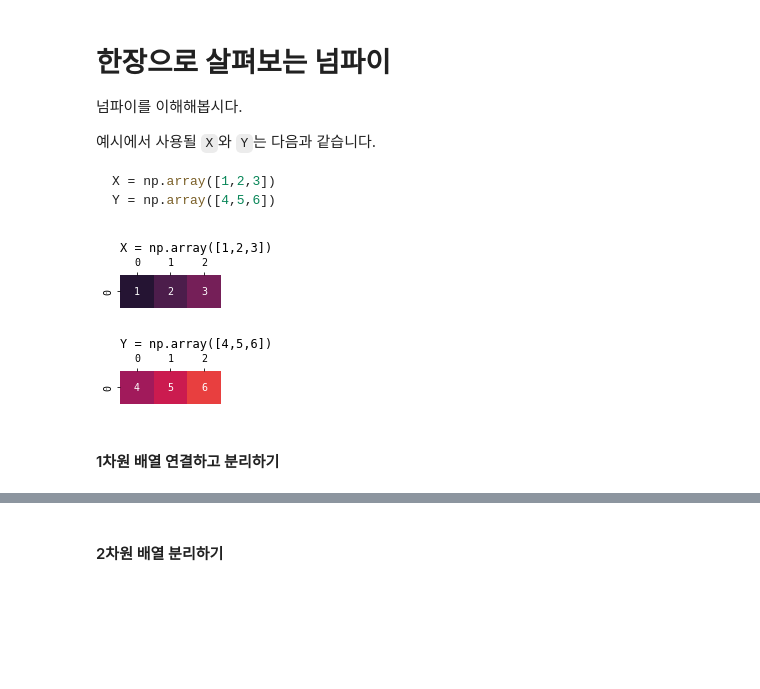
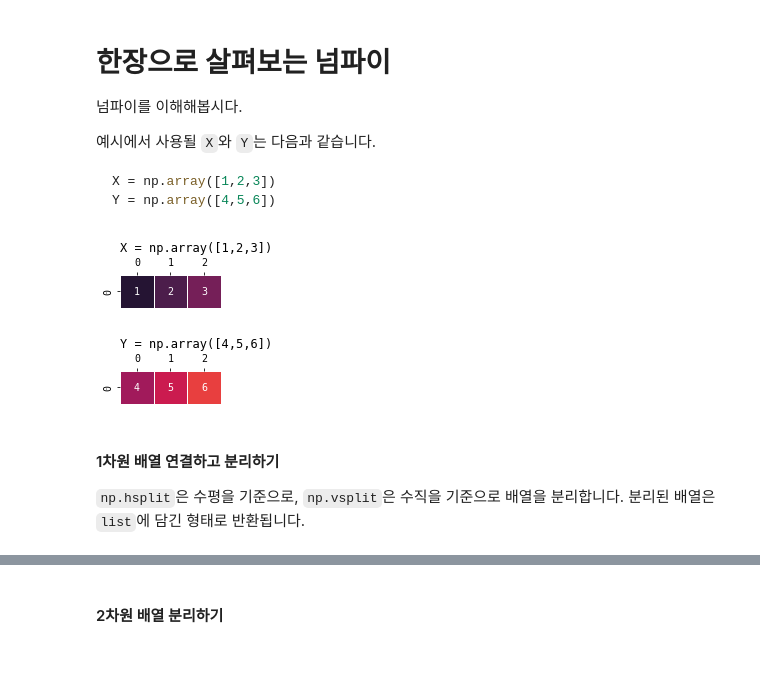
Before and after one commit to Pseudo-Lab/cheat-sheet, a Jupyter notebook: docs/assets/numpy.ipynb, the cells around one changed output, grey strips where cells are left out. Saved outputs shown, nothing was run; the diff lists cells and outputs as text; code cells hidden in the pictures; blank space fills up the shorter version.

```diff
--- a/docs/assets/numpy.ipynb
+++ b/docs/assets/numpy.ipynb
@@ -19,38 +19,43 @@ plt.rc("font", family="monospace")
 X = np.array([1,2,3])
 Y = np.array([4,5,6])
 
 def visualize(X, title, item_size=0.6, fmt="d"):
     if len(X.shape) == 1 :
         X = np.expand_dims(
             X, axis=0)
 
     ncols, nrows = X.shape
     fig, ax = plt.subplots(
         figsize=(
             nrows*item_size,
             ncols*item_size)
     )
     ax.xaxis.tick_top()
 
-    ax.set_title(title, loc="left")
+    ax.set_title(f"{title}", loc="left")
     sns.heatmap(
         X,
+        linecolor="white",
+        linewidths=1.,
         annot=True,
         vmin=0, vmax=10,
         fmt=fmt,
         cbar=None,
         ax=ax,)
     plt.show()
 
 visualize(X,
     "X = np.array([1,2,3])")
 visualize(Y,
     "Y = np.array([4,5,6])")
 # %% [output]
-[figure, old version]
+[figure, new version]
-[figure, old version]
+[figure, new version]
-# %% [markdown]
-#### 1차원 배열 연결하고 분리하기
+# %% [markdown]
+#### 1차원 배열 연결하고 분리하기
+
+
+`np.hsplit`은 수평을 기준으로, `np.vsplit`은 수직을 기준으로 배열을 분리합니다. 분리된 배열은 `list`에 담긴 형태로 반환됩니다.
 # %%
 visualize(
     np.column_stack([X, Y]),
```
Also changed, not shown: parts of 10 cells of this notebook, 1 other file.
